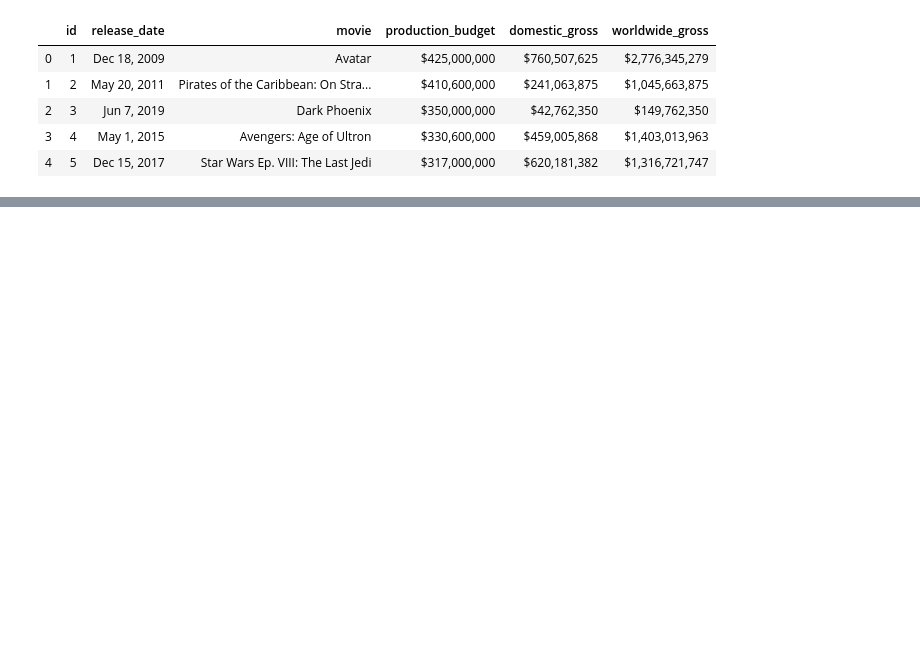
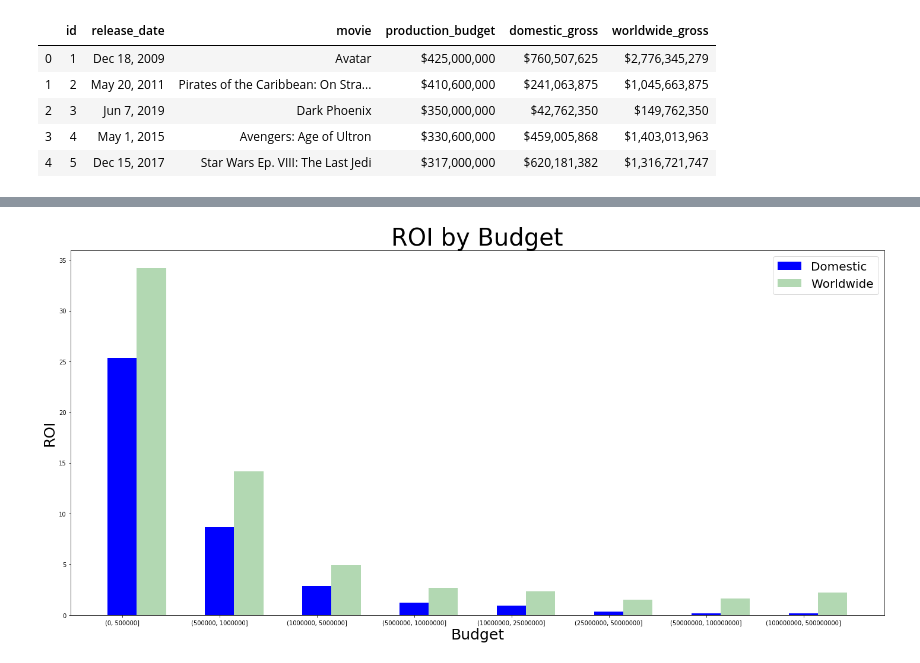
Before and after one commit to BenGeissel/Module_1_Project, a Jupyter notebook: zippedData/Mod1Project_temp.ipynb, the cells around one changed output, grey strips where cells are left out. Saved outputs shown, nothing was run; the diff lists cells and outputs as text; code cells hidden in the pictures; blank space fills up the shorter version.

```diff
--- a/zippedData/Mod1Project_temp.ipynb
+++ b/zippedData/Mod1Project_temp.ipynb
@@ -107,0 +233,3 @@ tmdb_budgets_df.head()
+# %%
+domestic_roi_by_budget = tmdb_budgets_domestic_pivot_df.mean()
+domestic_roi_by_budget
@@ -107,0 +260,3 @@ tmdb_budgets_df.head()
+# %%
+worldwide_roi_by_budget = tmdb_budgets_worldwide_pivot_df.mean()
+worldwide_roi_by_budget
@@ -107,0 +274,5 @@ tmdb_budgets_df.head()
+# %%
+worldwide_roi_dict = {}
+for label in tmdb_budgets_worldwide_pivot_df.columns:
+    worldwide_roi_dict[str(label)] = worldwide_roi_by_budget[label]
+worldwide_roi_dict
@@ -107,0 +288,5 @@ tmdb_budgets_df.head()
+# %%
+domestic_roi_dict = {}
+for label in tmdb_budgets_domestic_pivot_df.columns:
+    domestic_roi_dict[str(label)] = domestic_roi_by_budget[label]
+domestic_roi_dict
@@ -107,0 +302,15 @@ tmdb_budgets_df.head()
+# %%
+fig = plt.figure(figsize=(20, 10))
+X = np.arange(len(domestic_roi_dict))
+ax = plt.subplot(111)
+ax.bar(X, domestic_roi_dict.values(), width=0.3, color='b')
+ax.bar(X+0.3, worldwide_roi_dict.values(), width=0.3, color='g', alpha = .3)
+ax.legend(('Domestic','Worldwide'), fontsize = 20)
+plt.xticks(X, domestic_roi_dict.keys())
+plt.title("ROI by Budget", fontsize=40)
+plt.ylabel('ROI', fontsize = 25)
+plt.xlabel('Budget', fontsize = 25)
+plt.tight_layout()
+plt.show()
+# %% [output]
+[figure, added]
```
Also changed, not shown: parts of 19 cells of this notebook, 2 other files.
